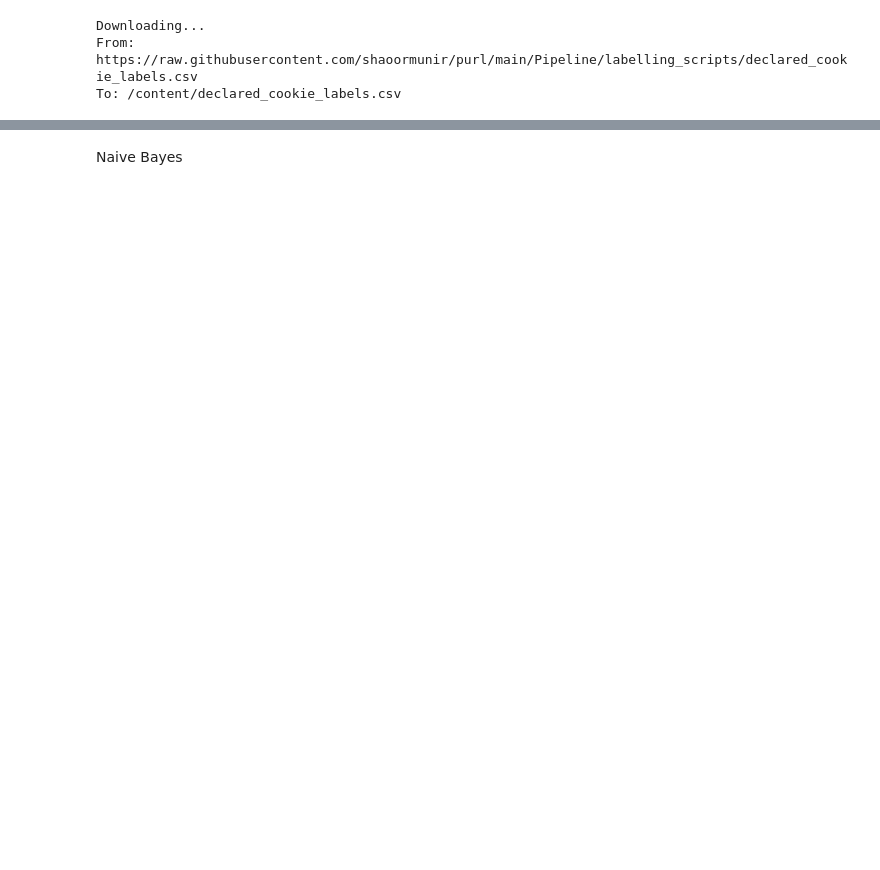
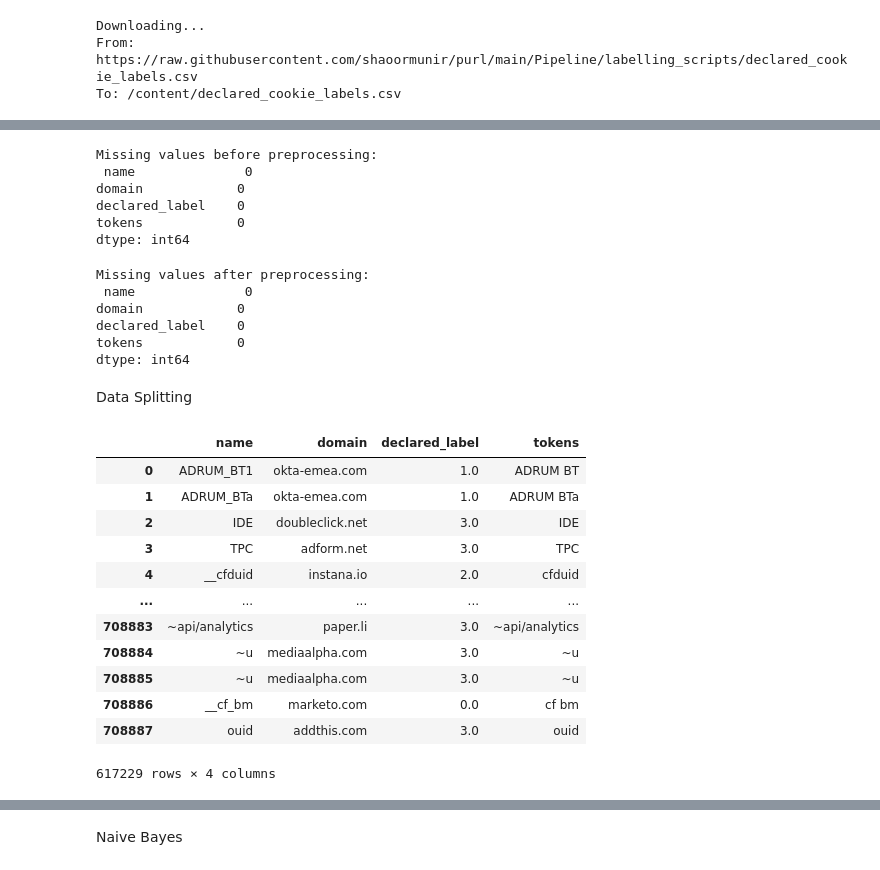
Before and after one commit to mariambabarkhan/cookie-classifier, a Jupyter notebook: cookie_classifier.ipynb, the cells around one changed output, grey strips where cells are left out. Cells and saved outputs as stored; diff of their text form; code cells hidden in the pictures; blank space fills up the shorter version.

```diff
--- a/cookie_classifier.ipynb
+++ b/cookie_classifier.ipynb
@@ -44,7 +22,6 @@ Downloading...
 From: https://raw.githubusercontent.com/shaoormunir/purl/main/Pipeline/labelling_scripts/declared_cookie_labels.csv
 To: /content/declared_cookie_labels.csv
 # %%
-# Load the dataset
-file_path = '/content/declared_cookie_labels.csv'  # Replace with your file path
+file_path = '/content/declared_cookie_labels.csv'
 declared_cookie_labels_df = pd.read_csv(file_path)
-annotated_data = declared_cookie_labels_df.iloc[:, 1:]
+data = declared_cookie_labels_df.iloc[:, 1:]
@@ -144,0 +30,10 @@ y_test_onehot = tf.keras.utils.to_categorical(y_test, num_classes=4)
+# %%
+def tokenize_cookie_name(name):
+    name = re.sub(r'\d+', '', name)
+    tokens = re.split(r'[_\-%\.,\s]', name)
+    tokens = [re.sub(r'([a-z])([A-Z])', r'\1 \2', token) for token in tokens]
+    tokens_text = ' '.join(tokens)
+    return tokens_text
+# %%
+data['tokens'] = data['name'].apply(tokenize_cookie_name)
+print(data[['name', 'tokens']])
@@ -144,0 +55,38 @@ y_test_onehot = tf.keras.utils.to_categorical(y_test, num_classes=4)
+# %%
+print("Missing values before preprocessing:\n", data.isna().sum())
+# %% [output]
+Missing values before preprocessing:
+ name              0
+domain            0
+declared_label    0
+tokens            0
+dtype: int64
+# %%
+data = data.dropna(subset=['declared_label'])
+# %%
+print("Missing values after preprocessing:\n", data.isna().sum())
+# %% [output]
+Missing values after preprocessing:
+ name              0
+domain            0
+declared_label    0
+tokens            0
+dtype: int64
+# %% [markdown]
+Data Splitting
+# %%
+data
+# %% [output]
+|  | name | domain | declared_label | tokens |
+| 0 | ADRUM_BT1 | okta-emea.com | 1.0 | ADRUM BT |
+| 1 | ADRUM_BTa | okta-emea.com | 1.0 | ADRUM BTa |
+| 2 | IDE | doubleclick.net | 3.0 | IDE |
+| 3 | TPC | adform.net | 3.0 | TPC |
+| 4 | __cfduid | instana.io | 2.0 | cfduid |
+| ... | ... | ... | ... | ... |
+| 708883 | ~api/analytics | paper.li | 3.0 | ~api/analytics |
+| 708884 | ~u | mediaalpha.com | 3.0 | ~u |
+| 708885 | ~u | mediaalpha.com | 3.0 | ~u |
+| 708886 | __cf_bm | marketo.com | 0.0 | cf bm |
+| 708887 | ouid | addthis.com | 3.0 | ouid |
+617229 rows × 4 columns
```
Also changed, not shown: parts of 107 cells of this notebook.
